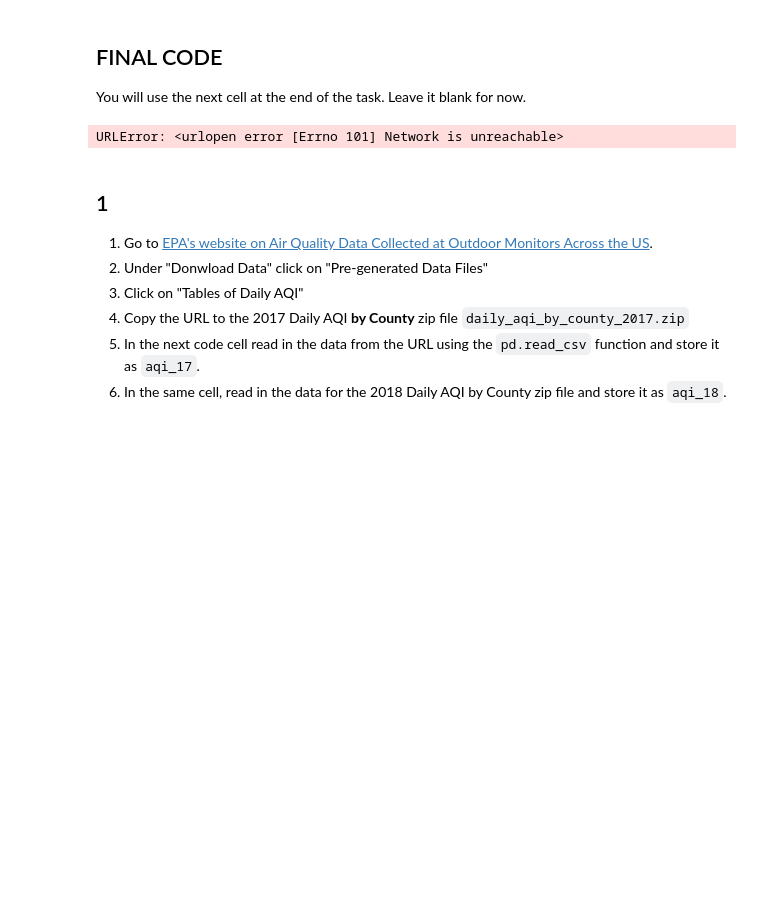
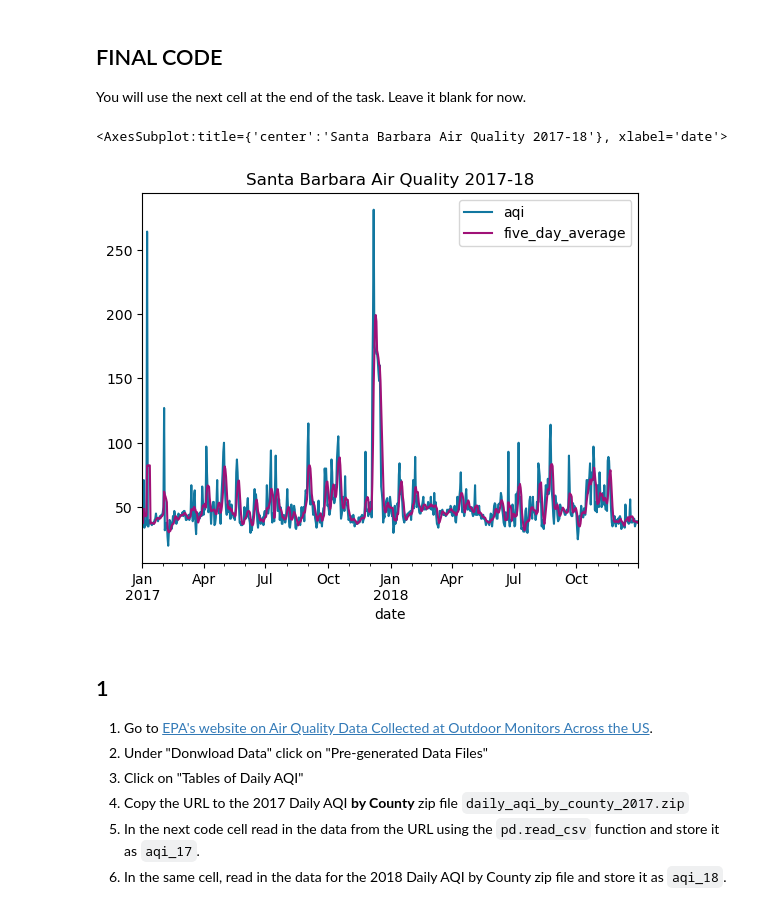
Before and after one commit to bbarajas429/eds220-hwk-2, a Jupyter notebook: hwk2-task2-aqi.ipynb, the cells around one changed output. Drawn from its saved outputs; the diff is of its cells as text; code cells hidden in the pictures; blank space fills up the shorter version.

```diff
--- a/hwk2-task2-aqi.ipynb
+++ b/hwk2-task2-aqi.ipynb
@@ -24,37 +24,36 @@ You will use the next cell at the end of the task. Leave it blank for now.
 #import necessary libraries using standard abbreviations
 import pandas as pd
 
 #import 2017 and 2018 aqi data
-url = 'https://aqs.epa.gov/aqsweb/airdata/daily_aqi_by_county_2017.zip'
-aqi_17 = pd.read_csv(url) #import 17 by storing url first
-aqi_18 = pd.read_csv('https://aqs.epa.gov/aqsweb/airdata/daily_aqi_by_county_2018.zip') #import 18 directly
+aqi_18 = pd.read_csv('https://aqs.epa.gov/aqsweb/airdata/daily_aqi_by_county_2018.zip')
 
 # combine 2017 and 2018 into a single df using concatenation
 aqi = pd.concat([aqi_17, aqi_18])
 
 #clean the column names, removing spaces and turning all strings to lowercase
 aqi.columns = aqi.columns.str.lower().str.replace(' ','_') #code provided
 
 # create subset of SB County w/desired columns
 aqi_sb = aqi.loc[aqi['county_name']=='Santa Barbara', #row-selection
        ['date','aqi','category','defining_parameter', 'defining_site','number_of_sites_reporting']] #column-selection
 
 # change date column to object type = datatime
 aqi_sb.date = pd.to_datetime(aqi_sb.date)
 
 # set date column as the index
 aqi_sb = aqi_sb.set_index('date')
 
 # add new column w/5-day rolling avg
 aqi_sb['five_day_average'] = aqi_sb.aqi.rolling('5D').mean()
 
 # Plot both aqi and the 5-day aqi average
 aqi_sb.aqi.plot(color = '#1177A0', legend = True)  #change aqi line color, add legend
 aqi_sb.five_day_average.plot(color = '#A01177', #plot 5-day average, change line color
                             title = 'Santa Barbara Air Quality 2017-18', #add title
                             legend = True) #add 5-day average legend
 # %% [output]
-URLError: <urlopen error [Errno 101] Network is unreachable>
+<AxesSubplot:title={'center':'Santa Barbara Air Quality 2017-18'}, xlabel='date'>
+[figure, added]
 # %% [markdown]
 ## 1
 
```
Also changed, not shown: parts of 1 cell of this notebook, 1 other file.
